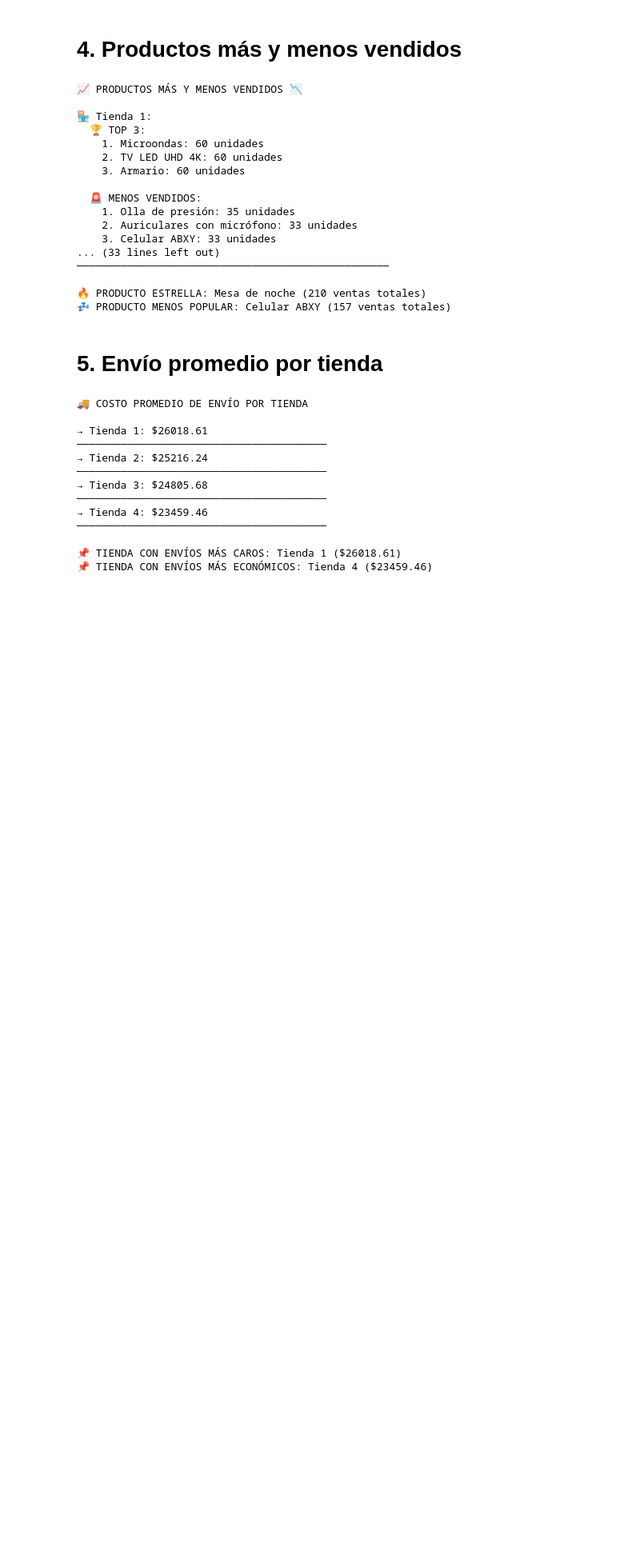
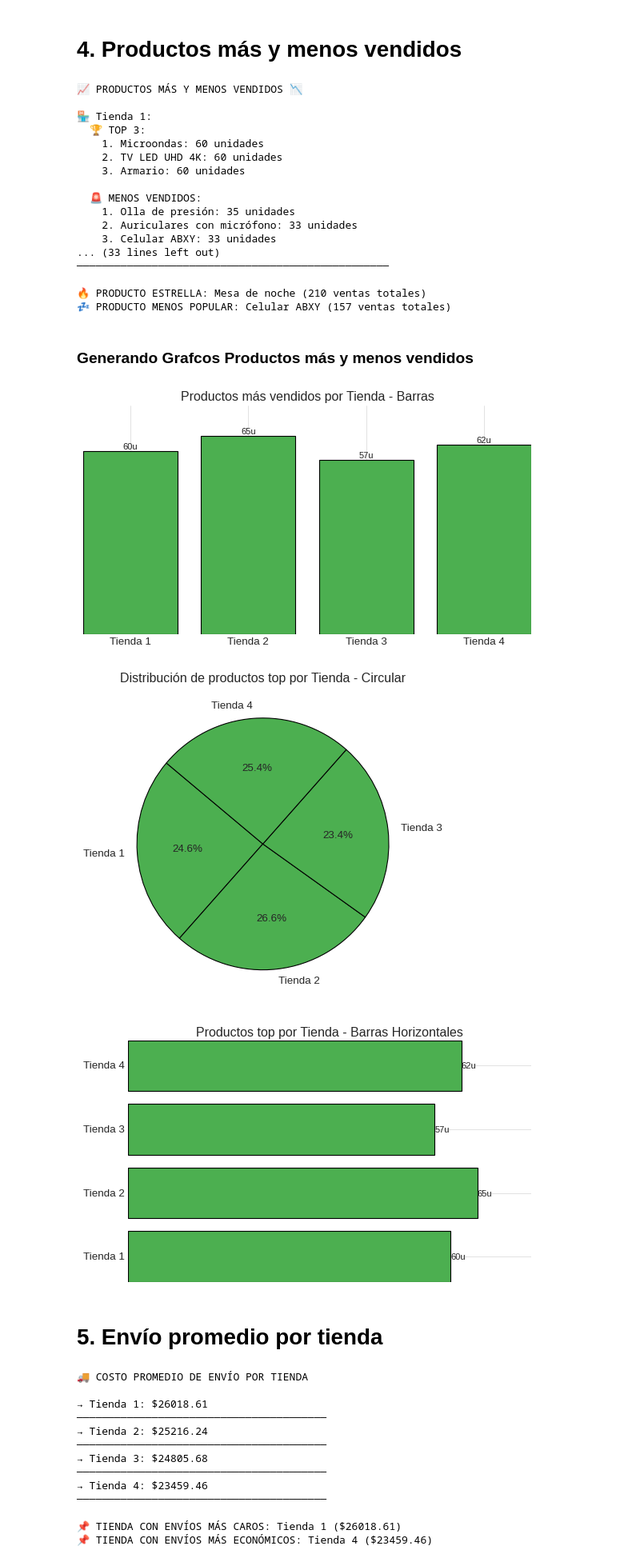
Before and after one commit to lzepedainacap1982/Challenge_Alura_Store_G8, a Jupyter notebook: AluraStoreLatam.ipynb, the cells around one changed output. Shown: that part at 80% size. Saved outputs shown, nothing was run; the diff lists cells and outputs as text; code cells hidden in the pictures; blank space fills up the shorter version.

```diff
--- a/AluraStoreLatam.ipynb
+++ b/AluraStoreLatam.ipynb
@@ -455,6 +455,61 @@ print(f"💤 PRODUCTO MENOS POPULAR: {flop_global[0]} ({flop_global[1]} ventas t
 
 🔥 PRODUCTO ESTRELLA: Mesa de noche (210 ventas totales)
 💤 PRODUCTO MENOS POPULAR: Celular ABXY (157 ventas totales)
+# %% [markdown]
+### Generando Grafcos Productos más y menos vendidos
+# %%
+import numpy as np
+
+print("\n" * 2)  # Espacio entre gráficos
+
+# Datos para gráficos (asumiendo los mismos datos anteriores)
+nombres = ["Tienda 1", "Tienda 2", "Tienda 3", "Tienda 4"]
+ventas_top = [60, 65, 57, 62]  # Productos top por tienda
+color = "#4CAF50"  # Mismo color verde
+
+# --- Gráfico de columnas ---
+plt.figure(figsize=(8, 5))
+bars = plt.bar(nombres, ventas_top, color=color)
+plt.title("Productos más vendidos por Tienda - Barras")
+plt.yticks([])
+plt.ylim(0, max(ventas_top) + 10)
+plt.box(False)
+
+for bar, venta in zip(bars, ventas_top):
+    plt.text(bar.get_x() + bar.get_width() / 2, bar.get_height(), f"{venta}u",
+             ha='center', va='bottom', fontsize=10)
+
+plt.tight_layout(pad=3)
+plt.show()
+print("\n" * 2)
+
+# --- Gráfico circular ---
+plt.figure(figsize=(6, 6))
+plt.pie(ventas_top, labels=nombres, autopct='%1.1f%%', startangle=140, colors=[color]*len(nombres))
+plt.title("Distribución de productos top por Tienda - Circular")
+plt.tight_layout()
+plt.show()
+print("\n" * 2)
+
+# --- Gráfico de barras horizontales ---
+plt.figure(figsize=(8, 5))
+bars_h = plt.barh(nombres, ventas_top, color=color)
+plt.title("Productos top por Tienda - Barras Horizontales")
+plt.xticks([])
+plt.xlim(0, max(ventas_top) + 10)
+plt.box(False)
+
+for bar, venta in zip(bars_h, ventas_top):
+    plt.text(bar.get_width(), bar.get_y() + bar.get_height() / 2, f"{venta}u",
+             ha='left', va='center', fontsize=10)
+
+plt.tight_layout(pad=3)
+plt.show()
+print("\n" * 2)
+# %% [output]
+[figure, added]
+[figure, added]
+[figure, added]
 # %% [markdown]
 # 5. Envío promedio por tienda
 # %%
```
Also changed, not shown: parts of 5 cells of this notebook.
